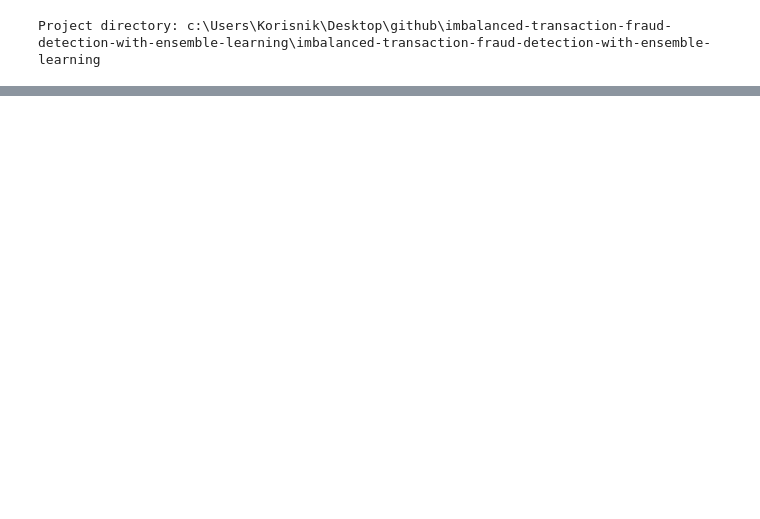
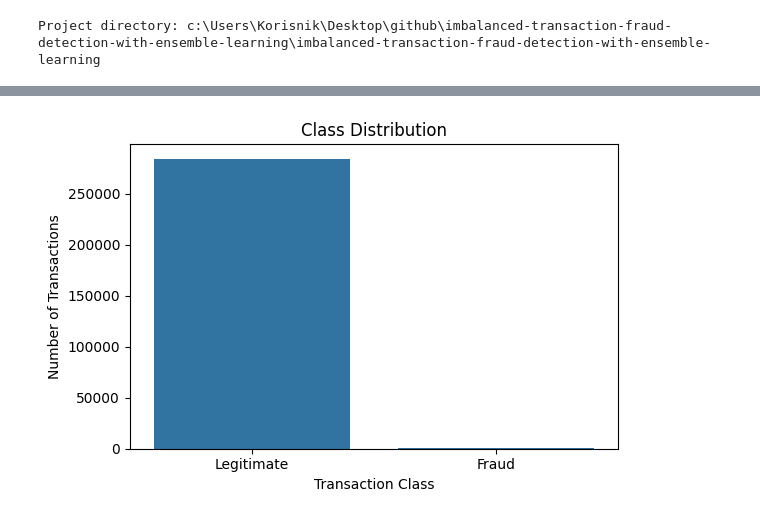
Before and after one commit to lanadanolic/imbalanced-transaction-fraud-detection-with-ensemble-learning, a Jupyter notebook: notebooks/fraud_detection_analysis.ipynb, the cells around one changed output, grey strips where cells are left out. Cells and saved outputs as stored; diff of their text form; code cells hidden in the pictures; blank space fills up the shorter version.

```diff
--- a/notebooks/fraud_detection_analysis.ipynb
+++ b/notebooks/fraud_detection_analysis.ipynb
@@ -49,3 +49,9 @@ from src.evaluation import (
     create_metrics_table,
     plot_model_comparison
 )
+# %%
+SEED = 42
+
+DATA_PATH = RAW_DIR / "creditcard.csv"
+
+print("Data path:", DATA_PATH)
@@ -51,0 +60,7 @@ from src.evaluation import (
+# %%
+df = load_data(DATA_PATH)
+
+print("Dataset loaded successfully.")
+print("Shape:", df.shape)
+
+df.head()
@@ -51,0 +164,28 @@ from src.evaluation import (
+# %%
+plt.figure(figsize=(6, 4))
+
+sns.countplot(
+    data=df,
+    x="Class"
+)
+
+plt.title("Class Distribution")
+plt.xlabel("Transaction Class")
+plt.ylabel("Number of Transactions")
+
+plt.xticks(
+    [0, 1],
+    ["Legitimate", "Fraud"]
+)
+
+plt.tight_layout()
+
+plt.savefig(
+    FIGURES_DIR / "class_distribution.png",
+    dpi=300,
+    bbox_inches="tight"
+)
+
+plt.show()
+# %% [output]
+[figure, added]
```
Also changed, not shown: parts of 12 cells of this notebook, 2 other files.
